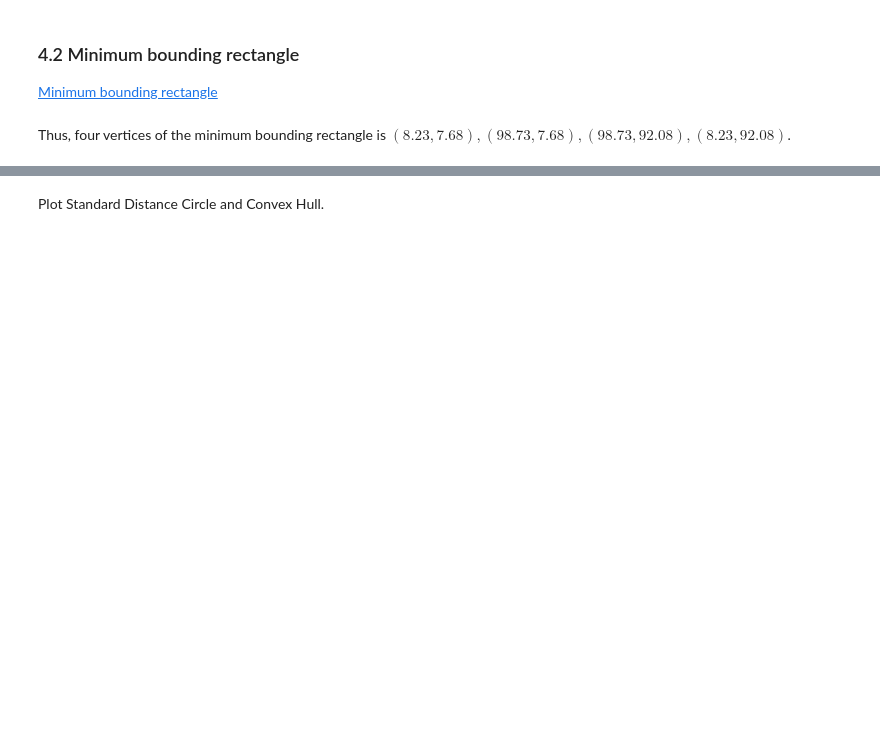
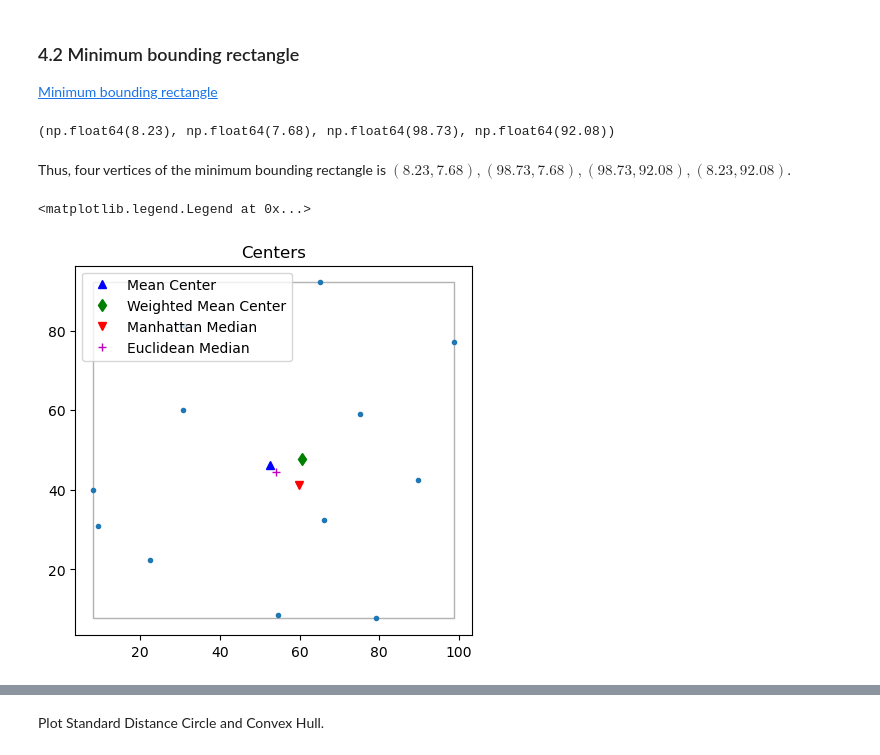
Before and after one commit to pysal/pointpats, a Jupyter notebook: docs/user-guide/centrography.ipynb, the cells around one changed output, grey strips where cells are left out. Cells and saved outputs as stored; diff of their text form; code cells hidden in the pictures; blank space fills up the shorter version.

```diff
--- a/docs/user-guide/centrography.ipynb
+++ b/docs/user-guide/centrography.ipynb
@@ -38,11 +38,24 @@ All of the above functions operate on a series of coordinate pairs. That is, the
 # %%
 import numpy as np
+
 from pointpats import PointPattern
+
 %matplotlib inline
 import matplotlib.pyplot as plt
-points = [[66.22, 32.54], [22.52, 22.39], [31.01, 81.21],
-          [9.47, 31.02],  [30.78, 60.10], [75.21, 58.93],
-          [79.26,  7.68], [8.23, 39.93],  [98.73, 77.17],
-          [89.78, 42.53], [65.19, 92.08], [54.46, 8.48]]
-pp = PointPattern(points) #create a point pattern "pp" from list
+
+points = [
+    [66.22, 32.54],
+    [22.52, 22.39],
+    [31.01, 81.21],
+    [9.47, 31.02],
+    [30.78, 60.10],
+    [75.21, 58.93],
+    [79.26, 7.68],
+    [8.23, 39.93],
+    [98.73, 77.17],
+    [89.78, 42.53],
+    [65.19, 92.08],
+    [54.46, 8.48],
+]
+pp = PointPattern(points)  # create a point pattern "pp" from list
 pp.points
@@ -247,13 +360,20 @@ plt.legend(numpoints=1)
 [Minimum bounding rectangle](https://en.wikipedia.org/wiki/Minimum_bounding_rectangle)
 # %%
 minimum_bounding_rectangle(pp.points)
+# %% [output]
+(np.float64(8.23), np.float64(7.68), np.float64(98.73), np.float64(92.08))
 # %% [markdown]
 Thus, four vertices of the  minimum bounding rectangle is $(8.23,7.68),(98.73,7.68),(98.73,92.08),(8.23,92.08)$.
 # %%
-pp.plot(title='Centers', window=True ) #plot point pattern "pp" as well as its Minimum Bounding Rectangle
-plt.plot(mc[0], mc[1], 'b^', label='Mean Center')
-plt.plot(wmc[0], wmc[1], 'gd', label='Weighted Mean Center')
-plt.plot(mm[0], mm[1], 'rv', label='Manhattan Median')
-plt.plot(em[0], em[1], 'm+', label='Euclidean Median')
+pp.plot(
+    title="Centers", window=True
+)  # plot point pattern "pp" as well as its Minimum Bounding Rectangle
+plt.plot(mc[0], mc[1], "b^", label="Mean Center")
+plt.plot(wmc[0], wmc[1], "gd", label="Weighted Mean Center")
+plt.plot(mm[0], mm[1], "rv", label="Manhattan Median")
+plt.plot(em[0], em[1], "m+", label="Euclidean Median")
 plt.legend(numpoints=1)
+# %% [output]
+<matplotlib.legend.Legend at 0x...>
+[figure, added]
 # %%
```
Also changed, not shown: parts of 43 cells of this notebook.
